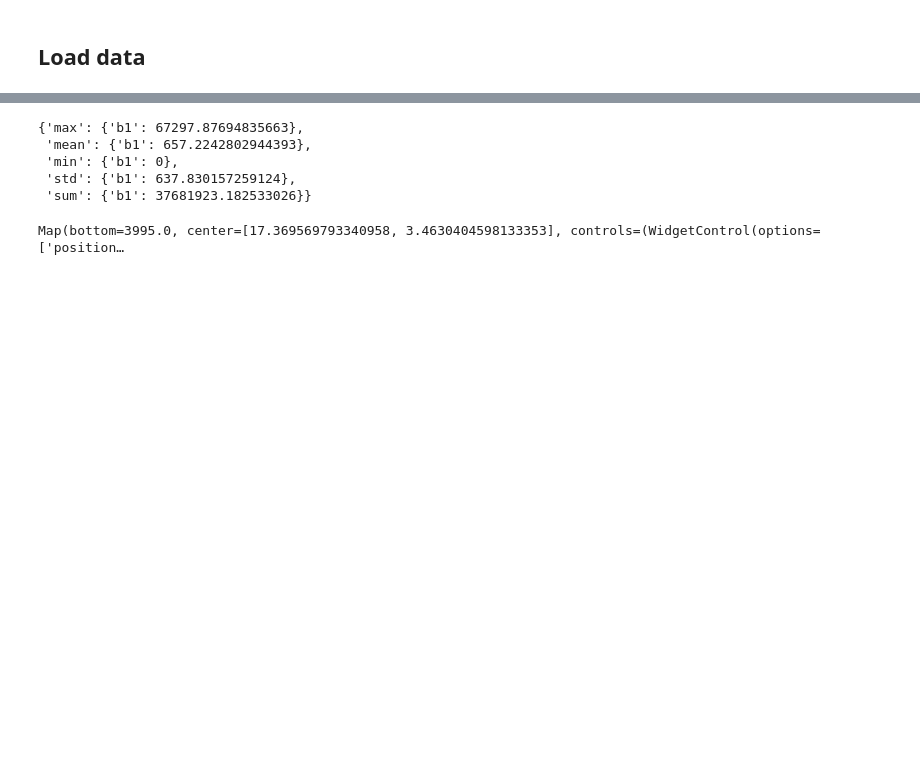
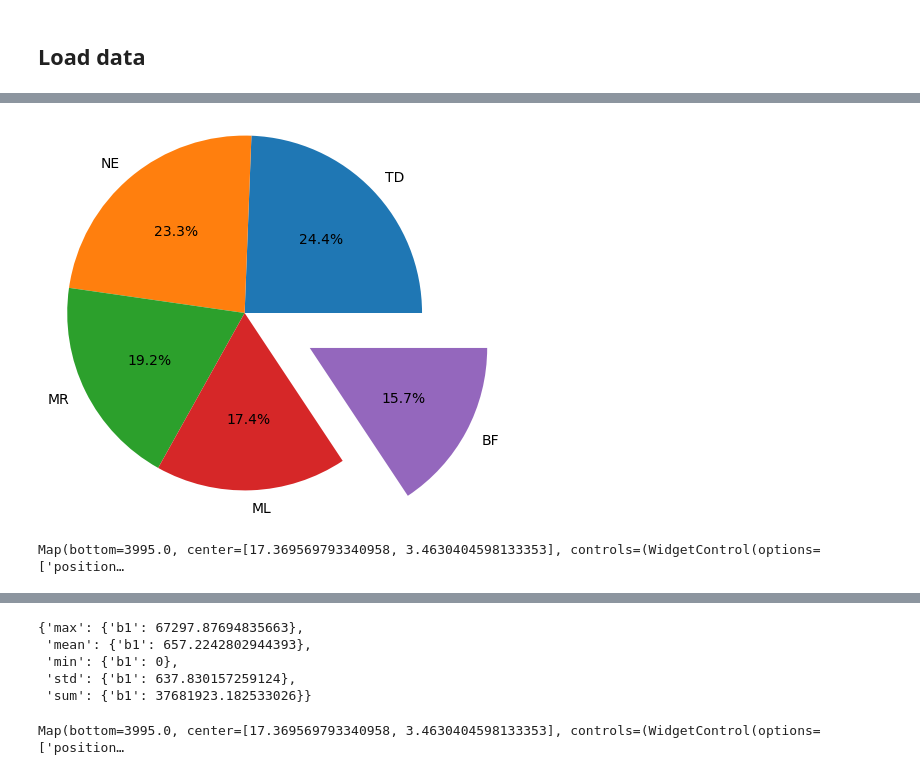
Before and after one commit to Abson-dev/Political-Violence-in-the-G5-Sahel-Countries, a Jupyter notebook: Conflict diffusion indicator/scripts/Conflict diffusion indicator Sahel many years.ipynb, the cells around one changed output, grey strips where cells are left out. Saved outputs shown, nothing was run; the diff lists cells and outputs as text; code cells hidden in the pictures; blank space fills up the shorter version.

```diff
--- a/Conflict diffusion indicator/scripts/Conflict diffusion indicator Sahel many years.ipynb
+++ b/Conflict diffusion indicator/scripts/Conflict diffusion indicator Sahel many years.ipynb
@@ -150,0 +232,26 @@ Map(bottom=2137.0, center=[18.22935133838668, 25.004882812500004], controls=(Wid
+# %%
+# plot the occurrence of different days in the dataset
+
+# 'autopct' displays the percentage upto 1 decimal place
+# 'radius' sets the radius of the pie plot
+plt.pie(df_sahel_adm2.admin0Pcod.value_counts(), autopct = '%.1f%%', radius = 1.2, labels = ['TD', 'NE','MR','ML', 'BF'],
+        explode = [0,0,0,0,0.5])
+
+# display the plot
+plt.show()
+# %% [output]
+[figure, added]
+# %%
+
+# Set visualization/style parameters
+sahel_adm2_style = {
+    "fillColor": "00000000", # transparent color code
+    "color": "black", # color of the stroke
+    "width": 0.5 # stroke width
+}
+
+# Display the layer
+Map.addLayer(sahel_adm2.style(**world_style), {}, " G5 Sahel Administrative two Boundaries")
+Map
+# %% [output]
+Map(bottom=3995.0, center=[17.369569793340958, 3.4630404598133353], controls=(WidgetControl(options=['position…
```
Also changed, not shown: parts of 55 cells of this notebook.
